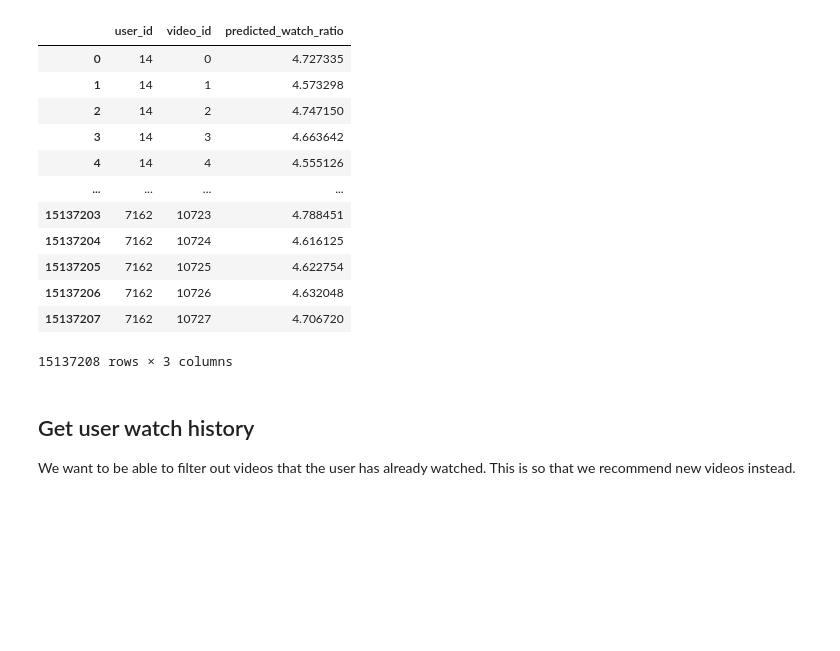
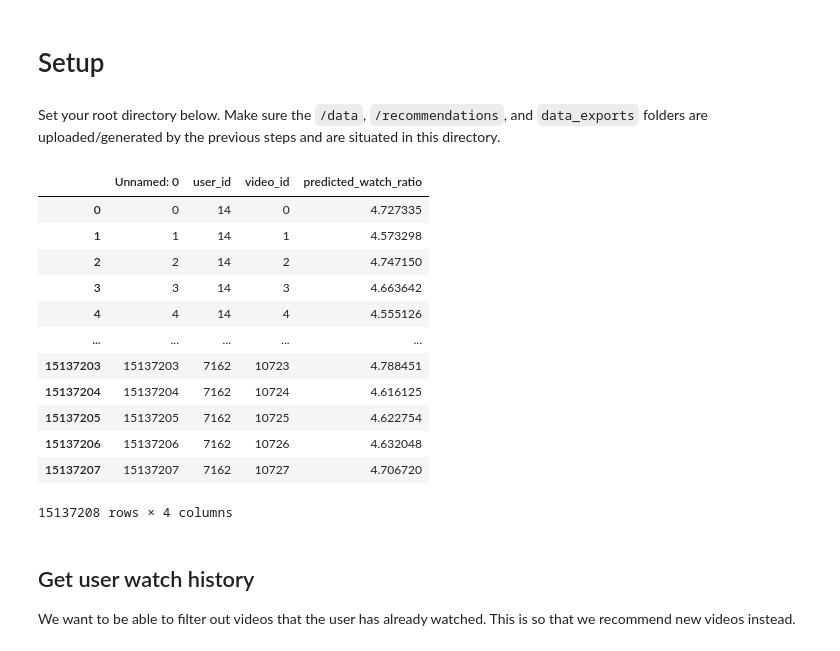
Before and after one commit to jiaawe/kuaishou-recommender, a Jupyter notebook: evaluation/evaluation.ipynb, the cells around one changed output. Saved outputs shown, nothing was run; the diff lists cells and outputs as text; code cells hidden in the pictures; blank space fills up the shorter version.

```diff
--- a/evaluation/evaluation.ipynb
+++ b/evaluation/evaluation.ipynb
@@ -2,3 +2,5 @@
 import pandas as pd
 
 import eval_fns
+# %% [markdown]
+# Setup
@@ -5,9 +11,21 @@ import eval_fns
+# %% [markdown]
+Set your root directory below. Make sure the `/data`, `/recommendations`, and `data_exports` folders are uploaded/generated by the previous steps and are situated in this directory.
+# %%
+# Adjust your root directory
+root = '/content/drive/MyDrive/KuaiRec/'
 # %%
-root = '../'
+# root = '../'
 
 prediction_scores_caption = pd.read_csv(root + 'recommendations/recommendations_caption_test_full.csv')
 prediction_scores_ncf = pd.read_csv(root + 'recommendations/final_w_clustering_batch_size512_num_epochs20_lr0_001_embedding.csv')
+prediction_scores_hybrid = pd.read_csv(root + 'recommendations/recommendations_hybrid_test_full.csv')
 prediction_scores_random = pd.read_csv(root + 'recommendations/recommendations_random_test_full.csv')
+
+prediction_scores_caption_val = pd.read_csv(root + 'recommendations/recommendations_caption_val_full.csv')
+prediction_scores_ncf_val = pd.read_csv(root + 'recommendations/w_clustering_batch_size512_num_epochs20_lr0_001_embedding_dim64.csv')
+prediction_scores_hybrid_val = pd.read_csv(root + 'recommendations/recommendations_hybrid_val_full.csv')
+prediction_scores_random_val = pd.read_csv(root + 'recommendations/recommendations_random_val_full.csv')
+
 joined_train_data = pd.read_csv(root + 'data_exports/joined_train_data.csv')
 joined_val_data = pd.read_csv(root + 'data_exports/joined_val_data.csv')
 joined_test_data = pd.read_csv(root + 'data_exports/joined_test_data.csv')
@@ -18,28 +36,41 @@ video_data = pd.read_csv(root + 'data/kuairec_caption_category_translated.csv',
 # %%
 # Rename
 prediction_scores_caption = prediction_scores_caption.rename(columns={'watch_ratio': 'predicted_watch_ratio'})
 prediction_scores_ncf = prediction_scores_ncf.rename(columns={'watch_ratio': 'predicted_watch_ratio'})
+prediction_scores_hybrid = prediction_scores_hybrid.rename(columns={'watch_ratio': 'predicted_watch_ratio'})
 prediction_scores_random = prediction_scores_random.rename(columns={'watch_ratio': 'predicted_watch_ratio'})
+
+prediction_scores_caption_val = prediction_scores_caption_val.rename(columns={'watch_ratio': 'predicted_watch_ratio'})
+prediction_scores_ncf_val = prediction_scores_ncf_val.rename(columns={'watch_ratio': 'predicted_watch_ratio'})
+prediction_scores_hybrid_val = prediction_scores_hybrid_val.rename(columns={'watch_ratio': 'predicted_watch_ratio'})
+prediction_scores_random_val = prediction_scores_random_val.rename(columns={'watch_ratio': 'predicted_watch_ratio'})
 
 # Sort predictions
 prediction_scores_caption = prediction_scores_caption.sort_values(by=['user_id', 'video_id'])
 prediction_scores_ncf = prediction_scores_ncf.sort_values(by=['user_id', 'video_id'])
+prediction_scores_hybrid = prediction_scores_hybrid.sort_values(by=['user_id', 'video_id'])
 prediction_scores_random = prediction_scores_random.sort_values(by=['user_id', 'video_id'])
+
+prediction_scores_caption_val = prediction_scores_caption_val.sort_values(by=['user_id', 'video_id'])
+prediction_scores_ncf_val = prediction_scores_ncf_val.sort_values(by=['user_id', 'video_id'])
+prediction_scores_hybrid_val = prediction_scores_hybrid_val.sort_values(by=['user_id', 'video_id'])
+prediction_scores_random_val = prediction_scores_random_val.sort_values(by=['user_id', 'video_id'])
+
 prediction_scores_caption
 # %% [output]
-|  | user_id | video_id | predicted_watch_ratio |
-| 0 | 14 | 0 | 4.727335 |
-| 1 | 14 | 1 | 4.573298 |
-| 2 | 14 | 2 | 4.747150 |
-| 3 | 14 | 3 | 4.663642 |
-| 4 | 14 | 4 | 4.555126 |
-| ... | ... | ... | ... |
-| 15137203 | 7162 | 10723 | 4.788451 |
-| 15137204 | 7162 | 10724 | 4.616125 |
-| 15137205 | 7162 | 10725 | 4.622754 |
-| 15137206 | 7162 | 10726 | 4.632048 |
-| 15137207 | 7162 | 10727 | 4.706720 |
+|  | Unnamed: 0 | user_id | video_id | predicted_watch_ratio |
+| 0 | 0 | 14 | 0 | 4.727335 |
+| 1 | 1 | 14 | 1 | 4.573298 |
+| 2 | 2 | 14 | 2 | 4.747150 |
+| 3 | 3 | 14 | 3 | 4.663642 |
+| 4 | 4 | 14 | 4 | 4.555126 |
+| ... | ... | ... | ... | ... |
+| 15137203 | 15137203 | 7162 | 10723 | 4.788451 |
+| 15137204 | 15137204 | 7162 | 10724 | 4.616125 |
+| 15137205 | 15137205 | 7162 | 10725 | 4.622754 |
+| 15137206 | 15137206 | 7162 | 10726 | 4.632048 |
+| 15137207 | 15137207 | 7162 | 10727 | 4.706720 |
-15137208 rows × 3 columns
+15137208 rows × 4 columns
 # %% [markdown]
 ## Get user watch history
 
```
Also changed, not shown: parts of 18 cells of this notebook, 1 other file.
